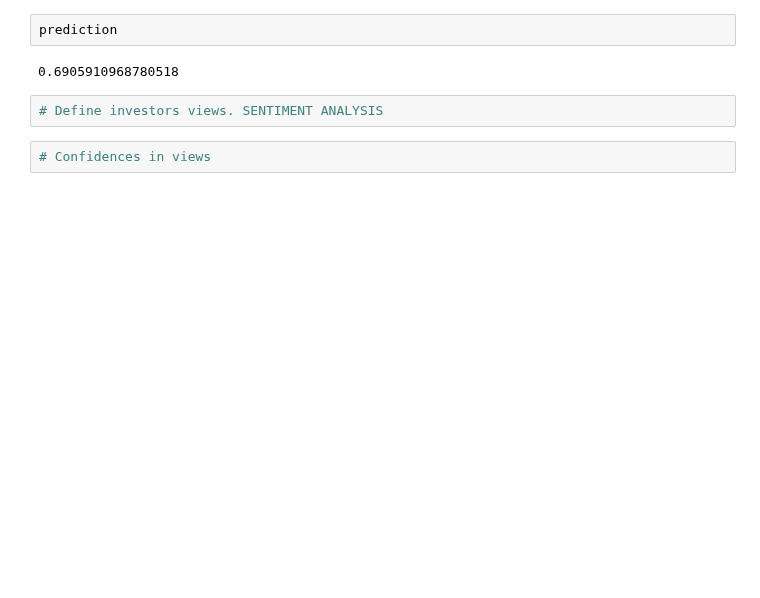
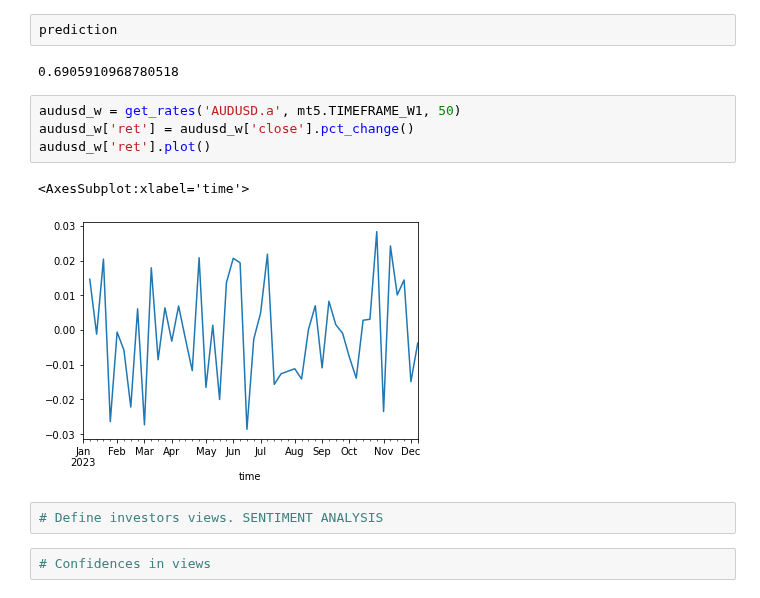
Before and after one commit to aliquid-novi/Strategies, a Jupyter notebook: lets get it/BL Portfolio.ipynb, the cells around one changed output. Drawn from its saved outputs; the diff is of its cells as text; blank space fills up the shorter version.

```diff
--- a/lets get it/BL Portfolio.ipynb
+++ b/lets get it/BL Portfolio.ipynb
@@ -453,6 +476,13 @@ prediction = float(model.predict(last_sample))
 prediction
 # %% [output]
 0.6905910968780518
+# %%
+audusd_w = get_rates('AUDUSD.a', mt5.TIMEFRAME_W1, 50)
+audusd_w['ret'] = audusd_w['close'].pct_change()
+audusd_w['ret'].plot()
+# %% [output]
+<AxesSubplot:xlabel='time'>
+[figure, added]
 # %%
 # Define investors views. SENTIMENT ANALYSIS
 # %%
```
Also changed, not shown: parts of 7 cells of this notebook, 2 other files.
